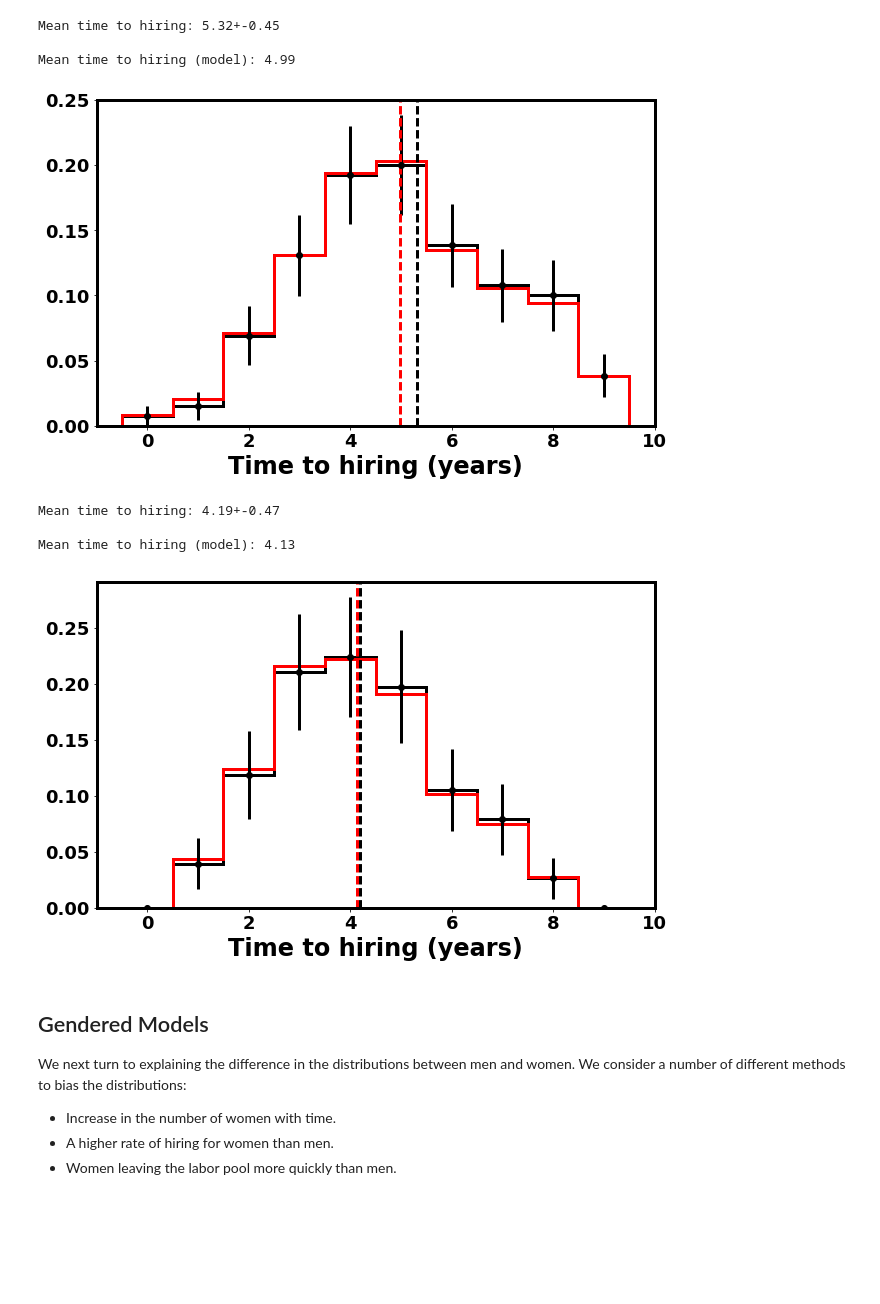
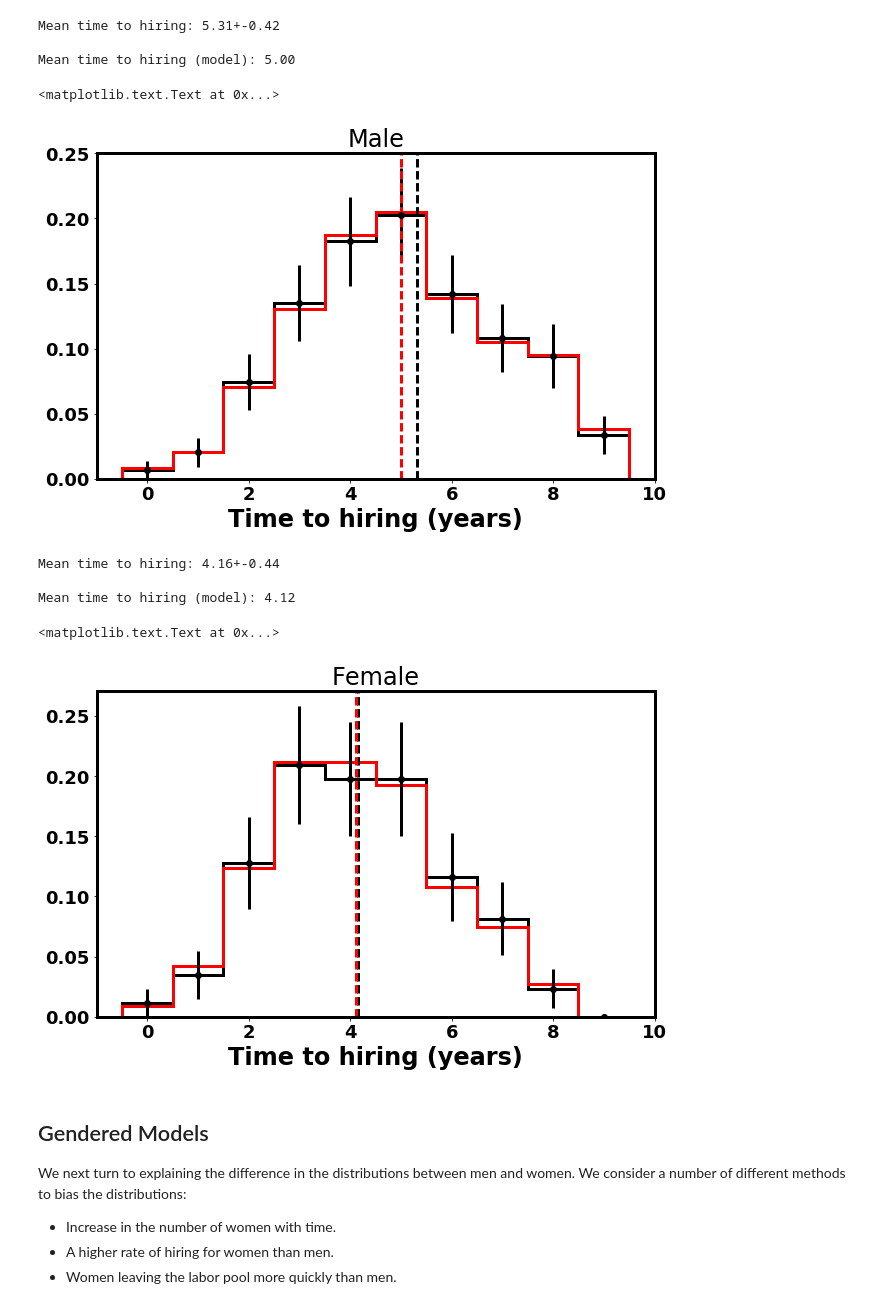
Before and after one commit to kevin-flaherty/hiring_distro, a Jupyter notebook: hiring_demo.ipynb, the cells around one changed output. Saved outputs shown, nothing was run; the diff lists cells and outputs as text; code cells hidden in the pictures; blank space fills up the shorter version.

```diff
--- a/hiring_demo.ipynb
+++ b/hiring_demo.ipynb
@@ -59,17 +61,21 @@ Mean time to hiring (model): 4.71
 # %%
-basic_model(success=[.02,.05,.18,.35,.56,.65,.46,.35,.31,.12],male_only=True)
+basic_model(success=[.02,.05,.18,.35,.54,.65,.46,.35,.31,.12],male_only=True)
+plt.title('Male',fontsize=24)
 # %% [output]
-Mean time to hiring: 5.32+-0.45
+Mean time to hiring: 5.31+-0.42
 
-Mean time to hiring (model): 4.99
+Mean time to hiring (model): 5.00
+<matplotlib.text.Text at 0x...>
-[figure, old version]
+[figure, new version]
 # %%
-basic_model(success=[.00,.1,.3,.58,.67,.63,.34,.24,.08,.00],female_only=True)
+basic_model(success=[.02,.1,.3,.57,.63,.63,.36,.24,.08,.00],female_only=True)
+plt.title('Female',fontsize=24)
 # %% [output]
-Mean time to hiring: 4.19+-0.47
+Mean time to hiring: 4.16+-0.44
 
-Mean time to hiring (model): 4.13
+Mean time to hiring (model): 4.12
+<matplotlib.text.Text at 0x...>
-[figure, old version]
+[figure, new version]
 # %% [markdown]
 ## Gendered Models
 
```
Also changed, not shown: parts of 14 cells of this notebook, 1 other file.
